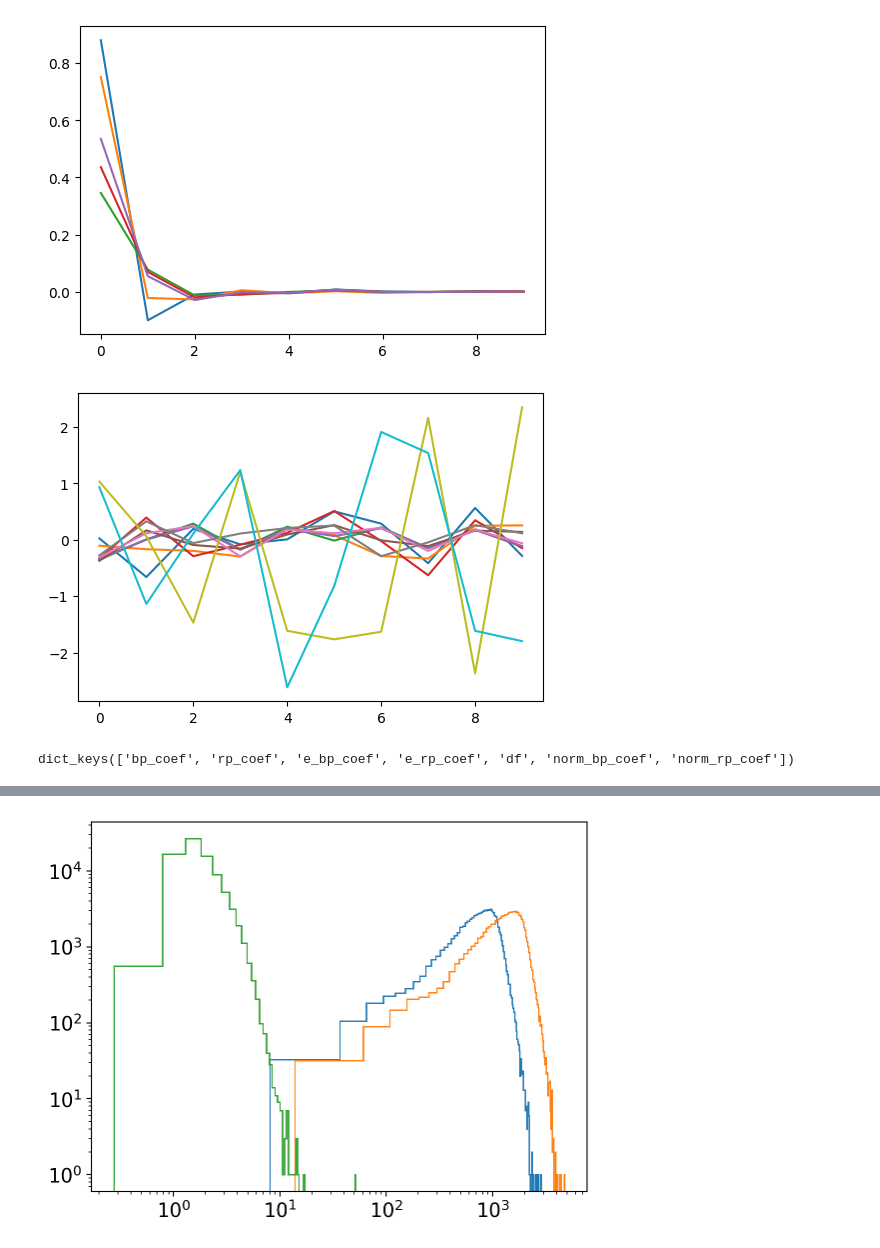
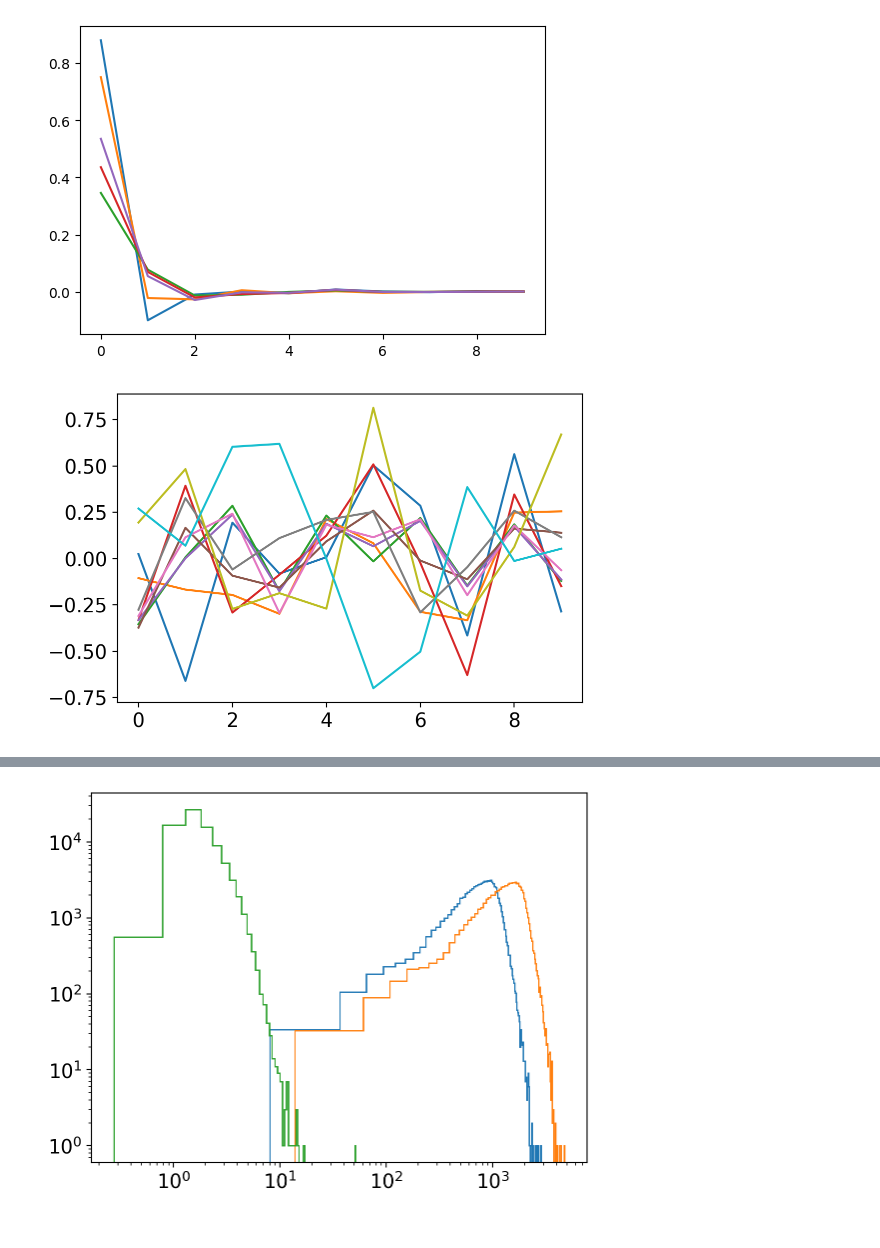
Before and after one commit to jiadonglee/aspgap, a Jupyter notebook: docs/gaiaXP_pre.ipynb, the cells around one changed output, grey strips where cells are left out. Drawn from its saved outputs; the diff is of its cells as text; code cells hidden in the pictures.

```diff
--- a/docs/gaiaXP_pre.ipynb
+++ b/docs/gaiaXP_pre.ipynb
@@ -21,7 +22,7 @@ from matplotlib import rcParams
 import matplotlib.pyplot as plt
 rcParams["savefig.dpi"] = 100
 rcParams["figure.dpi"] = 100
-rcParams["font.size"] = 14
+rcParams["font.size"] = 16
 
 import numpy as np
 import pandas as pd
@@ -200,5 +184,4 @@ Index(['APOGEE_ID', 'TELESCOPE', 'FIELD', 'ALT_ID', 'RA', 'DEC', 'GLON',
 # %%
-import pandas as pd
 
 df_xpcontinous = pd.DataFrame(
     {'source_id':product_list_ids, 'bp_coef':bp_coef.tolist(),
@@ -213,7 +196,7 @@ df_xpcontinous = df_xpcontinous.merge(
        'GAIAEDR3_PHOT_BP_MEAN_MAG', 'GAIAEDR3_PHOT_RP_MEAN_MAG',
         'TEFF', 'TEFF_ERR', 'LOGG', 'LOGG_ERR', 'M_H', 'M_H_ERR', 'ALPHA_M', 'ALPHA_M_ERR',
         'W1mag', 'W2mag', 'W3mag', 'W4mag', 'Jmag', 'Hmag', 'Kmag', 'e_W1mag', 'e_W2mag',
-        'qph_w1', 'qph_w2',
+        'qph_w1', 'qph_w2', 'Qfl_J', 'Qfl_H', 'Qfl_K'
            ]],
     left_on='source_id', right_on='GAIAEDR3_SOURCE_ID', how='left')
 
@@ -332,0 +291,17 @@ np.save(data_dir+"ap17_wise_xpcont_cut.npy", data_cont)
+# %%
+data_dir = "/data/jdli/gaia/"
+
+raw_mask = (df_xpcontinous['M_H']>-3) & (df_xpcontinous['M_H']<1) &\
+        (df_xpcontinous['TEFF']>2000) & (df_xpcontinous['TEFF']<7000) &\
+        (df_xpcontinous['ALPHA_M']>-1) & (df_xpcontinous['ALPHA_M']<1) &\
+        (df_xpcontinous['W1mag']>2) & (df_xpcontinous['W1mag']<20.) &\
+        (df_xpcontinous['W2mag']>2) & (df_xpcontinous['W2mag']<20.) &\
+        (df_xpcontinous['qph_w1']=='A') & (df_xpcontinous['qph_w2']=='A')
+
+print(df_xpcontinous[raw_mask].shape)
+
+data_cont ={'bp_coef':np.array([np.array(_) for _ in df_xpcontinous['bp_coef'].values[raw_mask]]).reshape(len(df_xpcontinous[raw_mask]), -1),
+            'rp_coef':np.array([np.array(_) for _ in df_xpcontinous['rp_coef'].values[raw_mask]]).reshape(len(df_xpcontinous[raw_mask]), -1),
+            'e_bp_coef':np.array([np.array(_) for _ in df_xpcontinous['e_bp_coef'].values[raw_mask]]).reshape(len(df_xpcontinous[raw_mask]), -1),
+            'e_rp_coef':np.array([np.array(_) for _ in df_xpcontinous['e_rp_coef'].values[raw_mask]]).reshape(len(df_xpcontinous[raw_mask]), -1),
+            'df':df_xpcontinous[raw_mask]}
@@ -333,8 +310,8 @@ np.save(data_dir+"ap17_wise_xpcont_cut.npy", data_cont)
 # %%
 
 
-data_cont = np.load(data_dir+"ap17_wise_xpcont_cut.npy", allow_pickle=True).item()
-data_cont.keys()
+# data_cont = np.load(data_dir+"ap17_wise_xpcont_cut.npy", allow_pickle=True).item()
+# data_cont.keys()
 # %% [output]
 dict_keys(['bp_coef', 'rp_coef', 'e_bp_coef', 'e_rp_coef', 'df'])
 # %%
@@ -365,33 +342,36 @@ for i,idx in enumerate(idx_lst):
 [figure]
 # %%
 from sklearn import preprocessing
+import joblib
 
+scaler_bp = joblib.load('models/scaler_bp.gz')
+scaler_rp = joblib.load('models/scaler_rp.gz')
 
 idx_lst = [0, 10, 100, 1000, 10000]
 
 fig, ax = plt.subplots(1, 1, figsize=(6, 4))
 
-scaler_bp = preprocessing.RobustScaler(quantile_range=(14., 86.))
-scaler_rp = preprocessing.RobustScaler(quantile_range=(14., 86.))
+# scaler_bp = preprocessing.RobustScaler(quantile_range=(14., 86.))
+# scaler_rp = preprocessing.RobustScaler(quantile_range=(14., 86.))
 
-norm_bp = scaler_bp.fit_transform(np.log10(data_cont['bp_coef']+6*1e4))
-norm_rp = scaler_rp.fit_transform(np.log10(data_cont['rp_coef']+6*1e4))
+# joblib.dump(scaler_bp, 'models/scaler_bp.gz')
+# joblib.dump(scaler_rp, 'models/scaler_rp.gz')
 
-import joblib
+norm_bp = scaler_bp.transform(np.log10(data_cont['bp_coef']+6*1e4))
+norm_rp = scaler_rp.transform(np.log10(data_cont['rp_coef']+6*1e4))
 
-joblib.dump(scaler_bp, 'models/scaler_bp.gz')
-joblib.dump(scaler_rp, 'models/scaler_rp.gz')
+data_cont.update(norm_bp_coef=norm_bp, norm_rp_coef=norm_rp)
 
 
 for i,idx in enumerate(idx_lst):
     # print(yy_bp, yy_rp)
     x_len = 10
     xx = np.arange(x_len)
     ax.plot(
         xx, norm_bp[idx,:x_len]
     )
     ax.plot(
         xx, norm_rp[idx,:x_len]
     )
 # %% [output]
-[figure, old version]
+[figure, new version]
@@ -407,7 +378,3 @@ np.save(data_dir+"ap17_wise_xpcont_cut.npy", data_cont)
-# %%
-data_cont.keys()
-# %% [output]
-dict_keys(['bp_coef', 'rp_coef', 'e_bp_coef', 'e_rp_coef', 'df', 'norm_bp_coef', 'norm_rp_coef'])
 # %%
 def l2norm(y):
     return np.sqrt(np.sum(y**2, axis=1))
```
Also changed, not shown: parts of 34 cells of this notebook, 30 other files.
